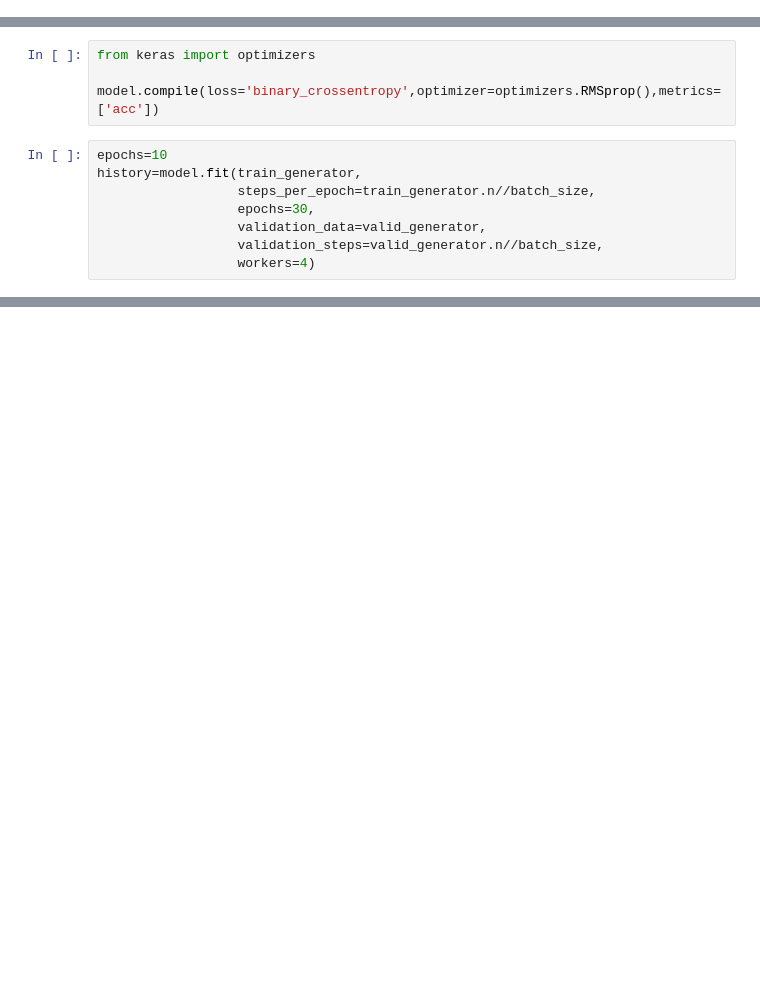
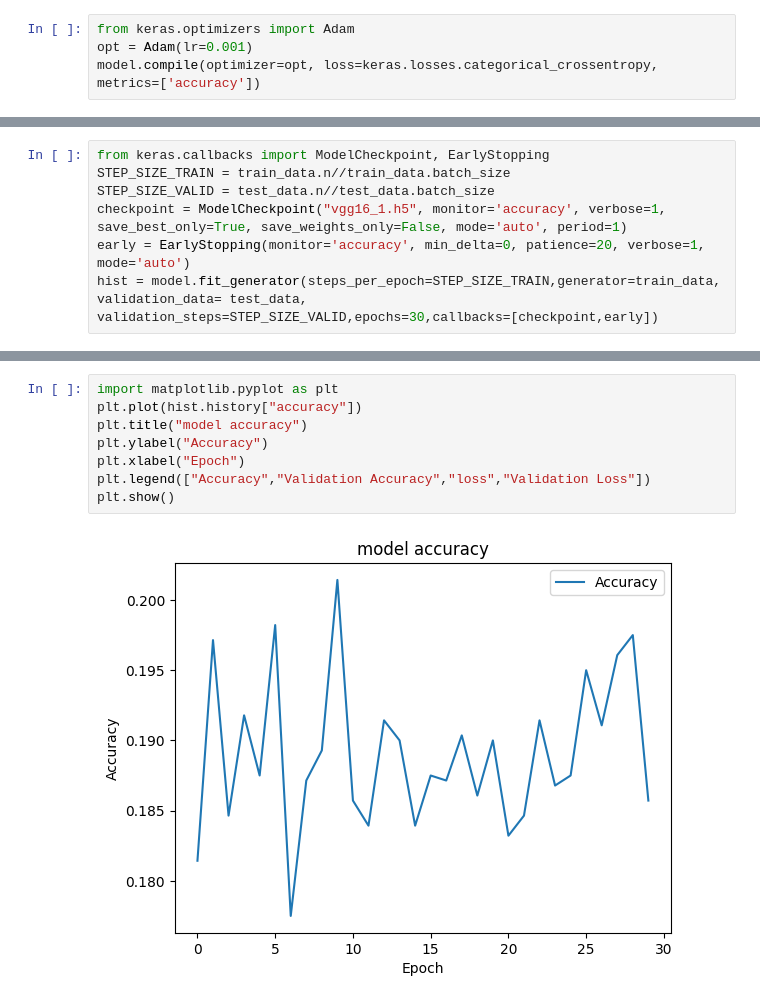
Before and after one commit to GustavoBD-Dev/DDRUCNN, a Jupyter notebook: src/train_model.ipynb, the cells around one changed output, grey strips where cells are left out. Saved outputs shown, nothing was run; the diff lists cells and outputs as text; blank space fills up the shorter version.

```diff
--- a/src/train_model.ipynb
+++ b/src/train_model.ipynb
@@ -82,3 +73,7 @@ model.add(layers.Dense(1,activation='sigmoid'))
+# %%
+from keras.optimizers import Adam
+opt = Adam(lr=0.001)
+model.compile(optimizer=opt, loss=keras.losses.categorical_crossentropy, metrics=['accuracy'])
 # %%
 model.summary()
 # %% [output]
@@ -100,14 +95,2 @@ Trainable params: 9,679,041
 Non-trainable params: 0
 _________________________________________________________________
-# %%
-from keras import optimizers
-
-model.compile(loss='binary_crossentropy',optimizer=optimizers.RMSprop(),metrics=['acc'])
-# %%
-epochs=10
-history=model.fit(train_generator,
-                  steps_per_epoch=train_generator.n//batch_size,
-                  epochs=30,
-                  validation_data=valid_generator,
-                  validation_steps=valid_generator.n//batch_size,
-                  workers=4)
@@ -118,0 +97,7 @@ loss, accuracy = model.evaluate(valid_generator, steps=valid_generator.n/batch_s
+# %%
+from keras.callbacks import ModelCheckpoint, EarlyStopping
+STEP_SIZE_TRAIN = train_data.n//train_data.batch_size
+STEP_SIZE_VALID = test_data.n//test_data.batch_size
+checkpoint = ModelCheckpoint("vgg16_1.h5", monitor='accuracy', verbose=1, save_best_only=True, save_weights_only=False, mode='auto', period=1)
+early = EarlyStopping(monitor='accuracy', min_delta=0, patience=20, verbose=1, mode='auto')
+hist = model.fit_generator(steps_per_epoch=STEP_SIZE_TRAIN,generator=train_data, validation_data= test_data, validation_steps=STEP_SIZE_VALID,epochs=30,callbacks=[checkpoint,early])
@@ -118,0 +124,10 @@ loss, accuracy = model.evaluate(valid_generator, steps=valid_generator.n/batch_s
+# %%
+import matplotlib.pyplot as plt
+plt.plot(hist.history["accuracy"])
+plt.title("model accuracy")
+plt.ylabel("Accuracy")
+plt.xlabel("Epoch")
+plt.legend(["Accuracy","Validation Accuracy","loss","Validation Loss"])
+plt.show()
+# %% [output]
+[figure, added]
```
Also changed, not shown: parts of 18 cells of this notebook.
